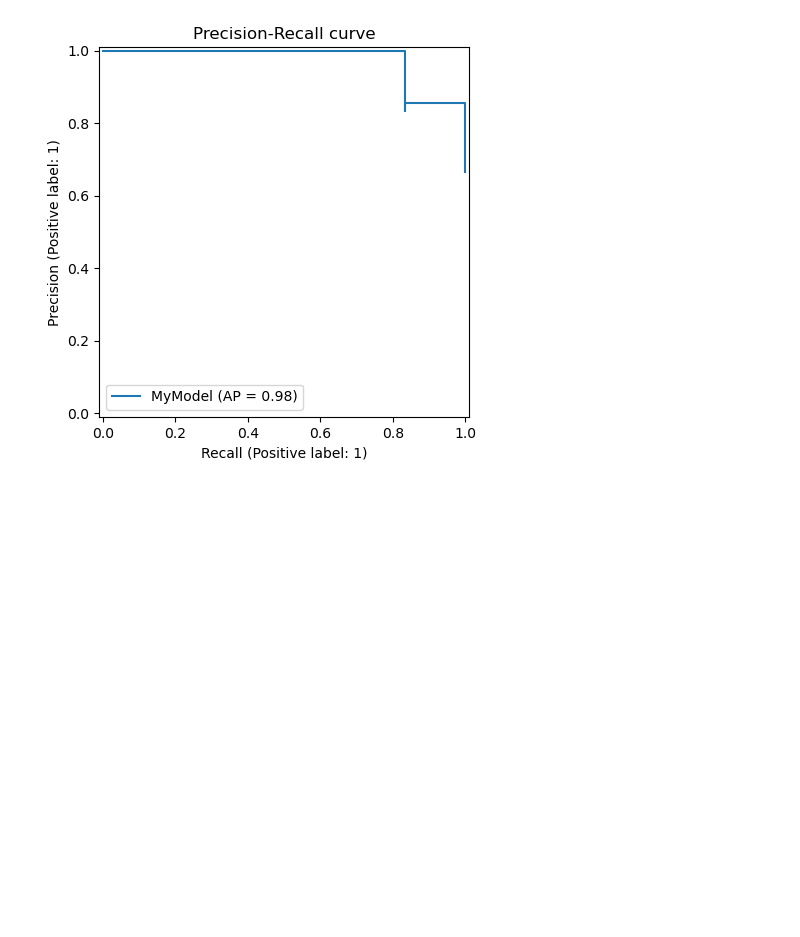
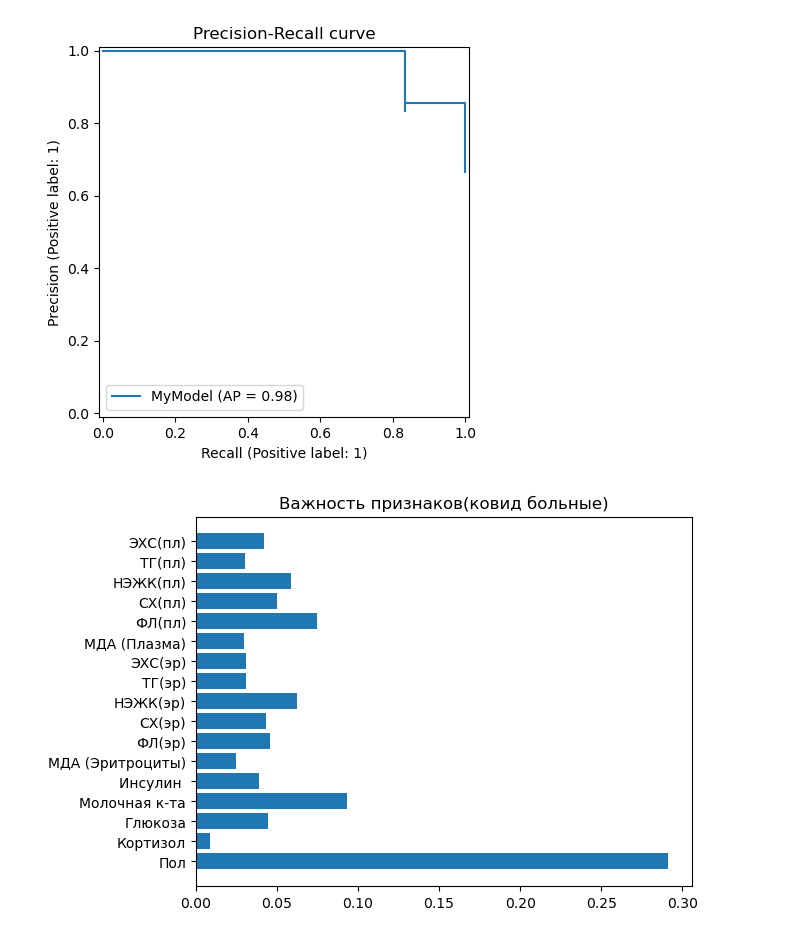
Before and after one commit to Egor29ch/UDGU_project, a Jupyter notebook: main.ipynb, the cells around one changed output. Cells and saved outputs as stored; diff of their text form; code cells hidden in the pictures; blank space fills up the shorter version.

```diff
--- a/main.ipynb
+++ b/main.ipynb
@@ -338,3 +372,23 @@ _ = display.ax_.set_title("Precision-Recall curve")
 plt.show()
 # %% [output]
 [figure]
+# %%
+import shap
+
+# Создаём объяснитель
+explainer = shap.TreeExplainer(model)  # IsolationForest основан на деревьях
+shap_values = explainer.shap_values(X_test)  # форма (n_samples, n_features)
+
+# Для класса "норма" (обычно shap_values для положительных оценок)
+# В IsolationForest shap_values могут быть отрицательными для аномалий
+# Усредняем абсолютные значения по всем объектам
+mean_abs_shap = np.mean(np.abs(shap_values), axis=0)
+
+# Важность признаков
+feature_importance = mean_abs_shap / np.sum(mean_abs_shap)
+# %%
+plt.barh(columns_name, feature_importance)
+plt.title('Важность признаков(ковид больные)')
+plt.show()
+# %% [output]
+[figure, added]
```
Also changed, not shown: parts of 5 cells of this notebook.
